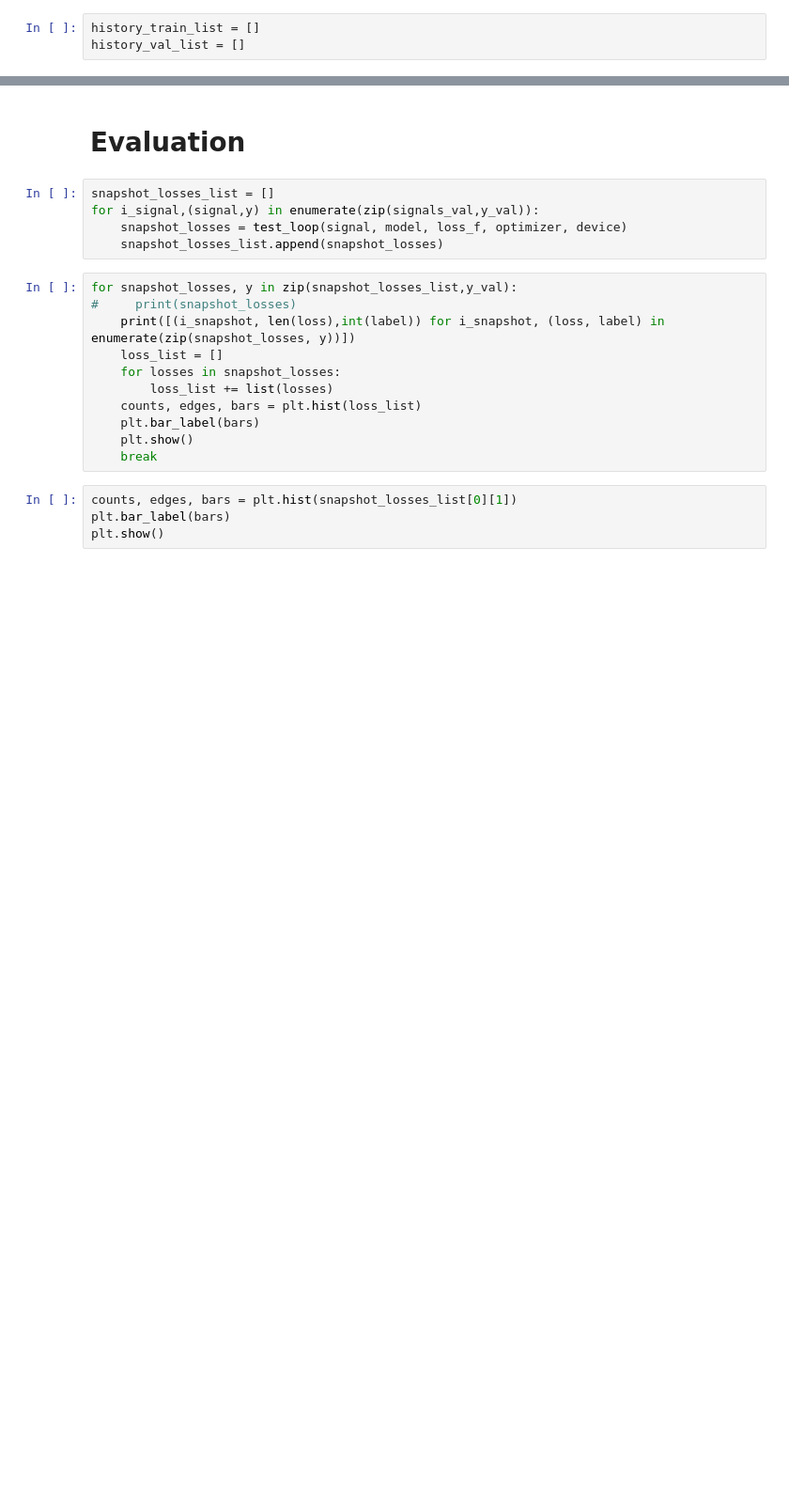
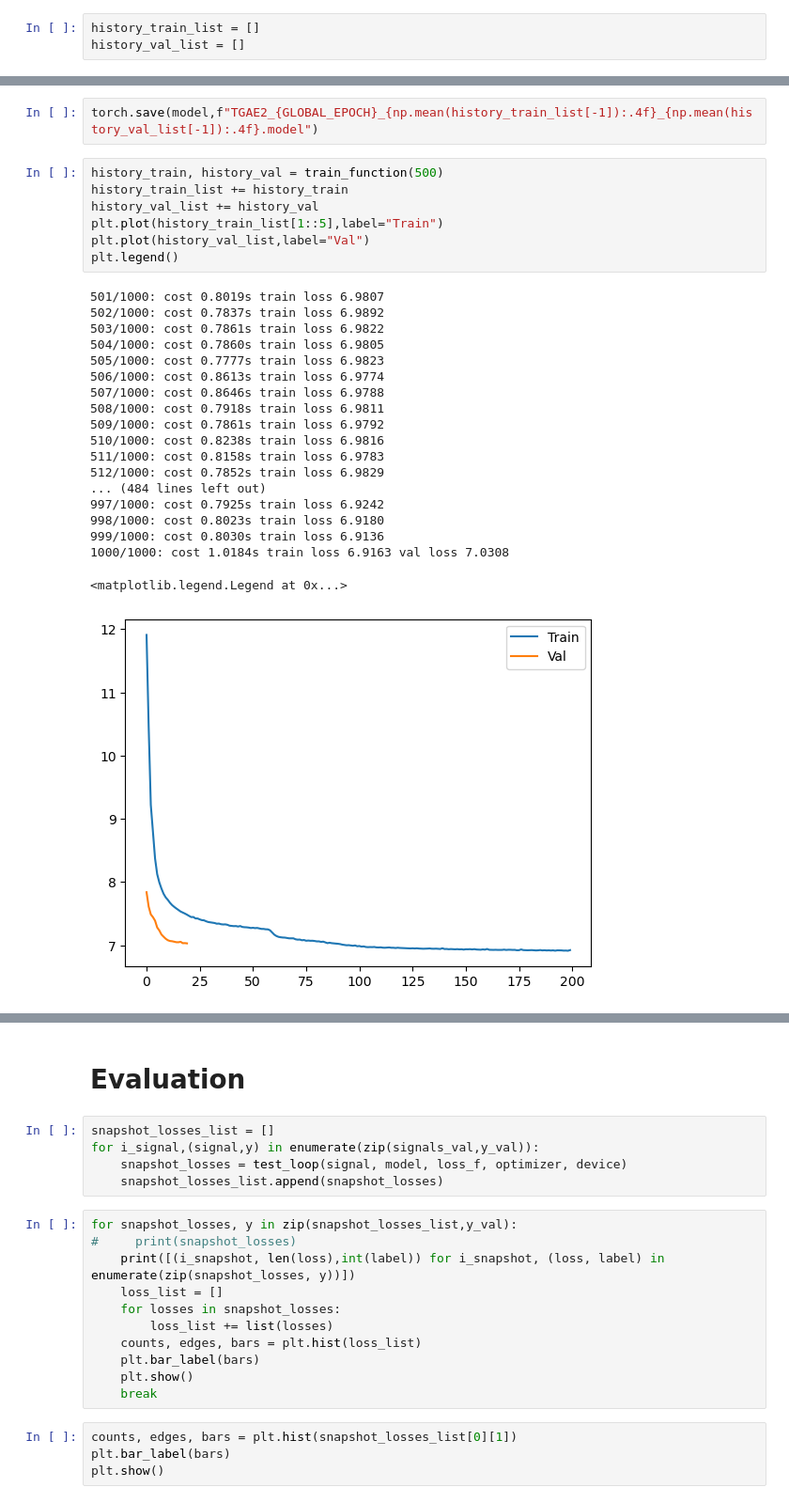
Before and after one commit to YC0806/2023-Yuchen, a Jupyter notebook: TGAE2.ipynb, the cells around one changed output, grey strips where cells are left out. Shown at 94% size. Drawn from its saved outputs; the diff is of its cells as text; blank space fills up the shorter version.

```diff
--- a/TGAE2.ipynb
+++ b/TGAE2.ipynb
@@ -669,3 +692,32 @@ plt.legend()
+# %%
+torch.save(model,f"TGAE2_{GLOBAL_EPOCH}_{np.mean(history_train_list[-1]):.4f}_{np.mean(history_val_list[-1]):.4f}.model")
+# %%
+history_train, history_val = train_function(500)
+history_train_list += history_train
+history_val_list += history_val
+plt.plot(history_train_list[1::5],label="Train")
+plt.plot(history_val_list,label="Val")
+plt.legend()
+# %% [output]
+501/1000: cost 0.8019s train loss 6.9807
+502/1000: cost 0.7837s train loss 6.9892
+503/1000: cost 0.7861s train loss 6.9822
+504/1000: cost 0.7860s train loss 6.9805
+505/1000: cost 0.7777s train loss 6.9823
+506/1000: cost 0.8613s train loss 6.9774
+507/1000: cost 0.8646s train loss 6.9788
+508/1000: cost 0.7918s train loss 6.9811
+509/1000: cost 0.7861s train loss 6.9792
+510/1000: cost 0.8238s train loss 6.9816
+511/1000: cost 0.8158s train loss 6.9783
+512/1000: cost 0.7852s train loss 6.9829
+... (484 lines left out)
+997/1000: cost 0.7925s train loss 6.9242
+998/1000: cost 0.8023s train loss 6.9180
+999/1000: cost 0.8030s train loss 6.9136
+1000/1000: cost 1.0184s train loss 6.9163 val loss 7.0308
+<matplotlib.legend.Legend at 0x...>
+[figure, added]
 # %%
 fig = plt.figure(figsize=(20,20))
 for i_signal,(signal, adj_list, annotation) in enumerate(zip(signals_val,adj_list_val, annotation_val)):
```
Also changed, not shown: parts of 10 cells of this notebook.
